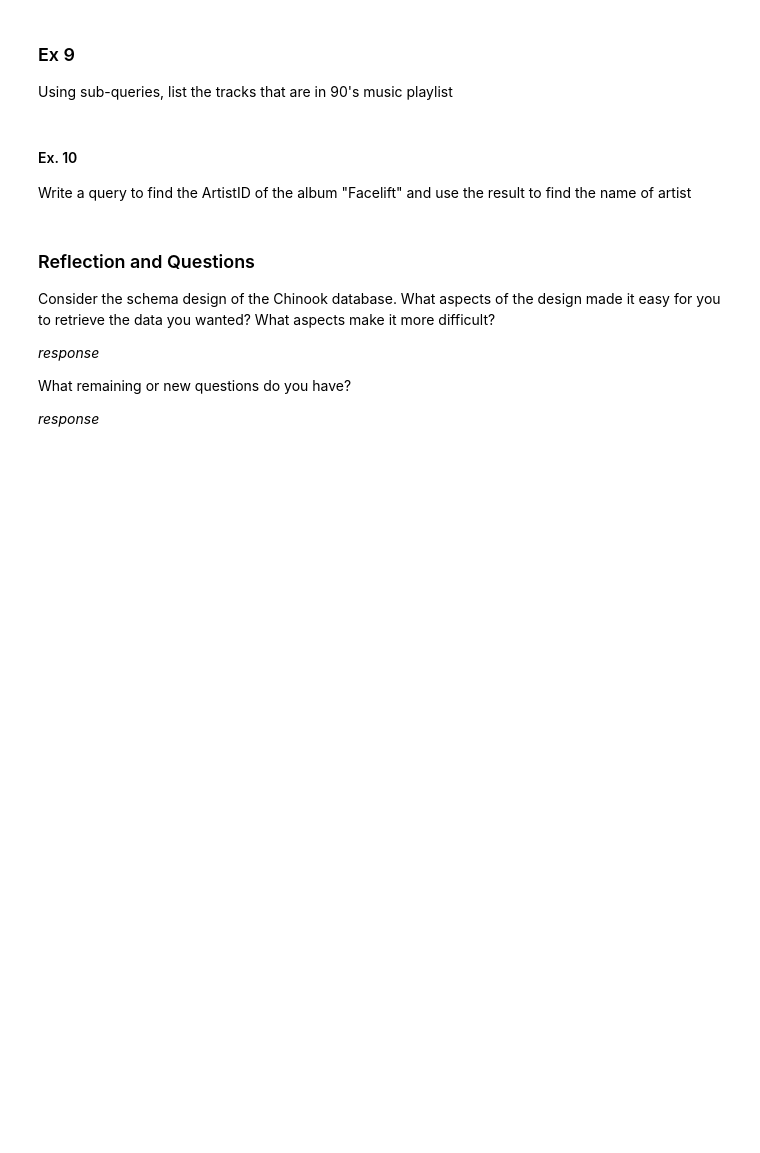
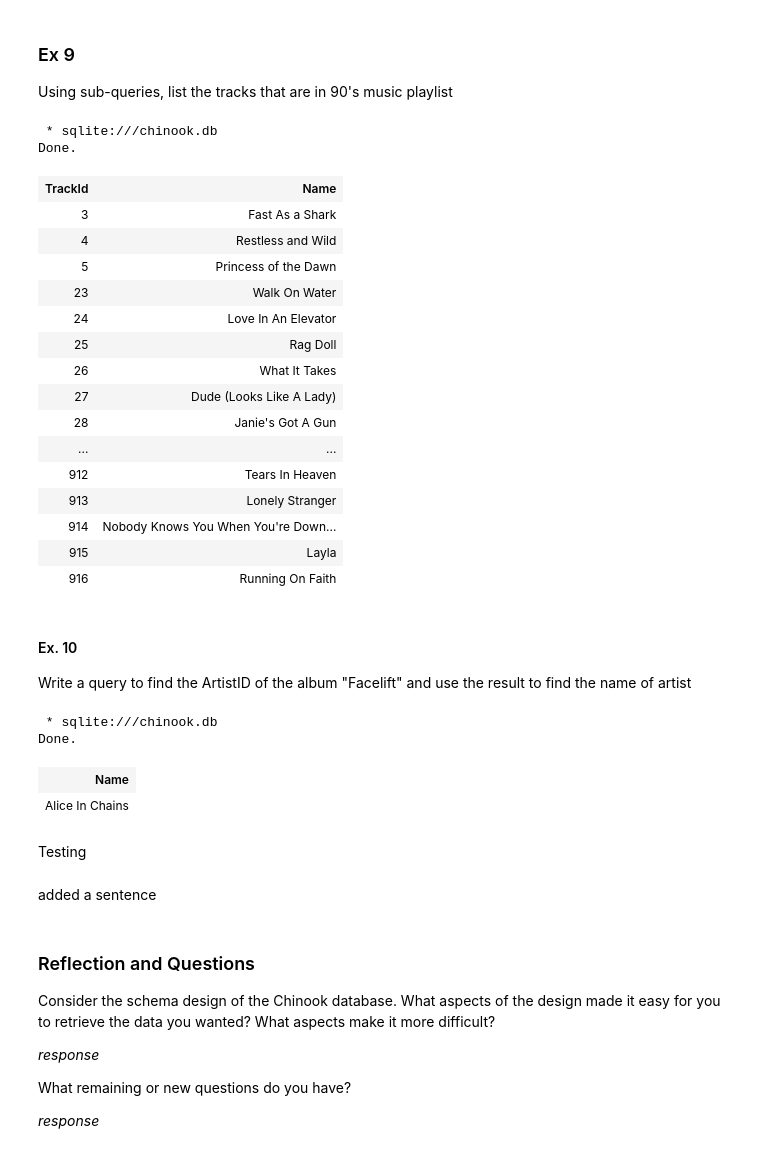
Before and after one commit to zakiayoubi/R11, a Jupyter notebook: Intro_to_SQL.ipynb, the cells around one changed output. Drawn from its saved outputs; the diff is of its cells as text; code cells hidden in the pictures; blank space fills up the shorter version.

```diff
--- a/Intro_to_SQL.ipynb
+++ b/Intro_to_SQL.ipynb
@@ -271,12 +302,44 @@ Using sub-queries, list the tracks that are in 90's music playlist
 # %%
 %%sql
 -- Write your query here
+-- SELECT name FROM tracks
+
+SELECT trackId, name FROM tracks WHERE trackId IN (SELECT trackId FROM playlist_track WHERE playlistId = (SELECT playlistId FROM playlists WHERE name LIKE '%90%Music%'))
+-- SELECT playlistId FROM playlists WHERE name = "90's Music"
+# %% [output]
+ * sqlite:///chinook.db
+Done.
+| TrackId | Name |
+| 3 | Fast As a Shark |
+| 4 | Restless and Wild |
+| 5 | Princess of the Dawn |
+| 23 | Walk On Water |
+| 24 | Love In An Elevator |
+| 25 | Rag Doll |
+| 26 | What It Takes |
+| 27 | Dude (Looks Like A Lady) |
+| 28 | Janie's Got A Gun |
+| ... | ... |
+| 912 | Tears In Heaven |
+| 913 | Lonely Stranger |
+| 914 | Nobody Knows You When You're Down... |
+| 915 | Layla |
+| 916 | Running On Faith |
 # %% [markdown]
 #### Ex. 10
 Write a query to find the ArtistID of the album "Facelift" and use the result to find the name of artist
 # %%
 %%sql
--- Write your query here
+SELECT name FROM artists WHERE artistId = (SELECT artistId FROM albums WHERE title = 'Facelift')
+# %% [output]
+ * sqlite:///chinook.db
+Done.
+| Name |
+| Alice In Chains |
+# %% [markdown]
+Testing
+# %% [markdown]
+added a sentence
 # %% [markdown]
 ### Reflection and Questions
 
```
Also changed, not shown: parts of 3 cells of this notebook.
